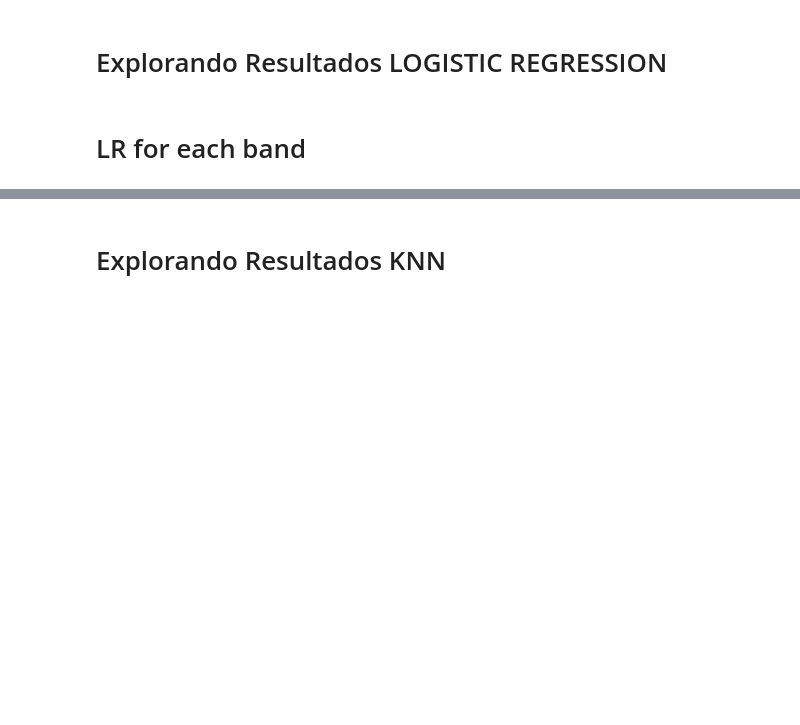
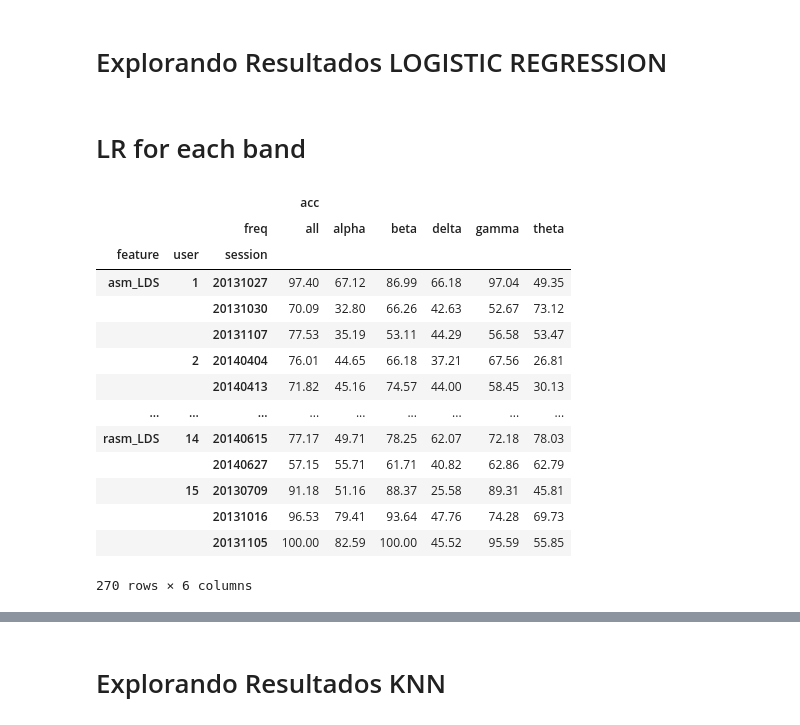
Before and after one commit to jvmr22/MSc-dissertation-EEG-Analysis, a Jupyter notebook: EDA_seed.ipynb, the cells around one changed output, grey strips where cells are left out. Drawn from its saved outputs; the diff is of its cells as text; code cells hidden in the pictures; blank space fills up the shorter version.

```diff
--- a/EDA_seed.ipynb
+++ b/EDA_seed.ipynb
@@ -487,0 +501,19 @@ for cur_feature in all_features:
+# %%
+pivoted_table = full_lr_result_df.pivot_table(index=['feature','user','session'], columns=['freq'],values=['acc'])
+pivoted_table
+# %% [output]
+|  |  |  | acc |  |  |  |  |  |
+|  |  | freq | all | alpha | beta | delta | gamma | theta |
+| feature | user | session |  |  |  |  |  |  |
+| asm_LDS | 1 | 20131027 | 97.40 | 67.12 | 86.99 | 66.18 | 97.04 | 49.35 |
+|  |  | 20131030 | 70.09 | 32.80 | 66.26 | 42.63 | 52.67 | 73.12 |
+|  |  | 20131107 | 77.53 | 35.19 | 53.11 | 44.29 | 56.58 | 53.47 |
+|  | 2 | 20140404 | 76.01 | 44.65 | 66.18 | 37.21 | 67.56 | 26.81 |
+|  |  | 20140413 | 71.82 | 45.16 | 74.57 | 44.00 | 58.45 | 30.13 |
+| ... | ... | ... | ... | ... | ... | ... | ... | ... |
+| rasm_LDS | 14 | 20140615 | 77.17 | 49.71 | 78.25 | 62.07 | 72.18 | 78.03 |
+|  |  | 20140627 | 57.15 | 55.71 | 61.71 | 40.82 | 62.86 | 62.79 |
+|  | 15 | 20130709 | 91.18 | 51.16 | 88.37 | 25.58 | 89.31 | 45.81 |
+|  |  | 20131016 | 96.53 | 79.41 | 93.64 | 47.76 | 74.28 | 69.73 |
+|  |  | 20131105 | 100.00 | 82.59 | 100.00 | 45.52 | 95.59 | 55.85 |
+270 rows × 6 columns
```
Also changed, not shown: parts of 27 cells of this notebook.
